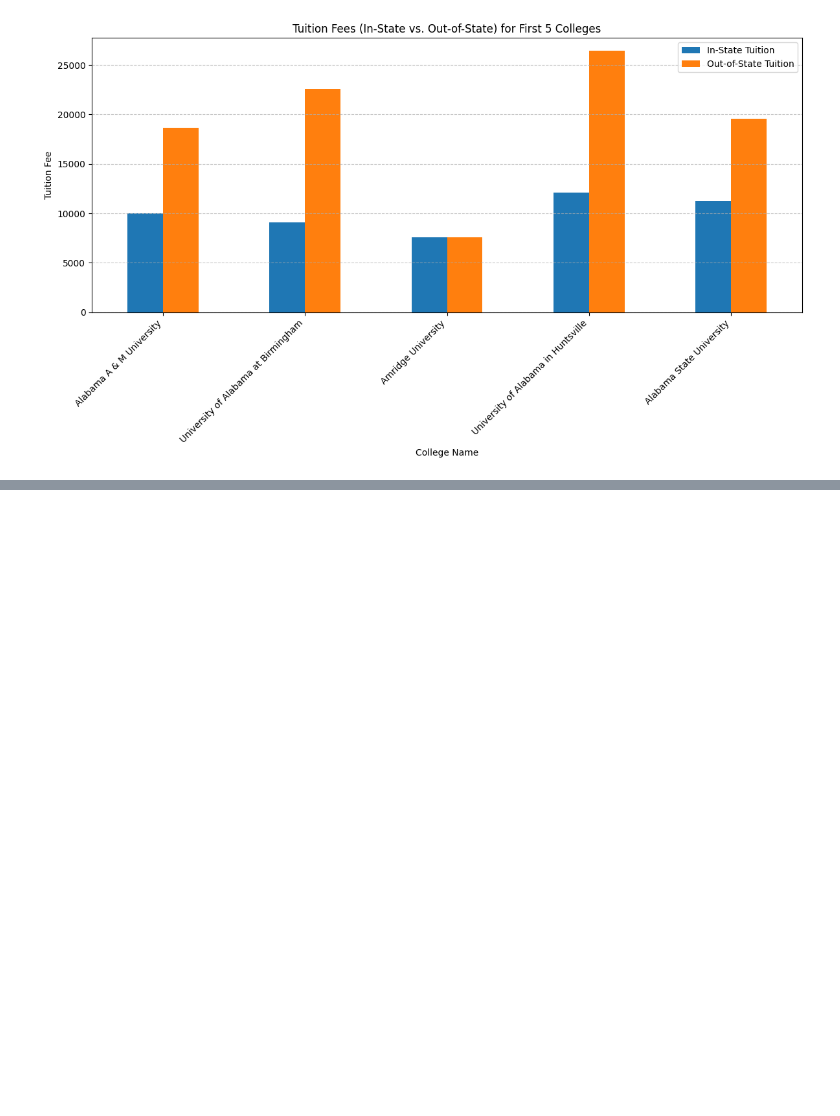
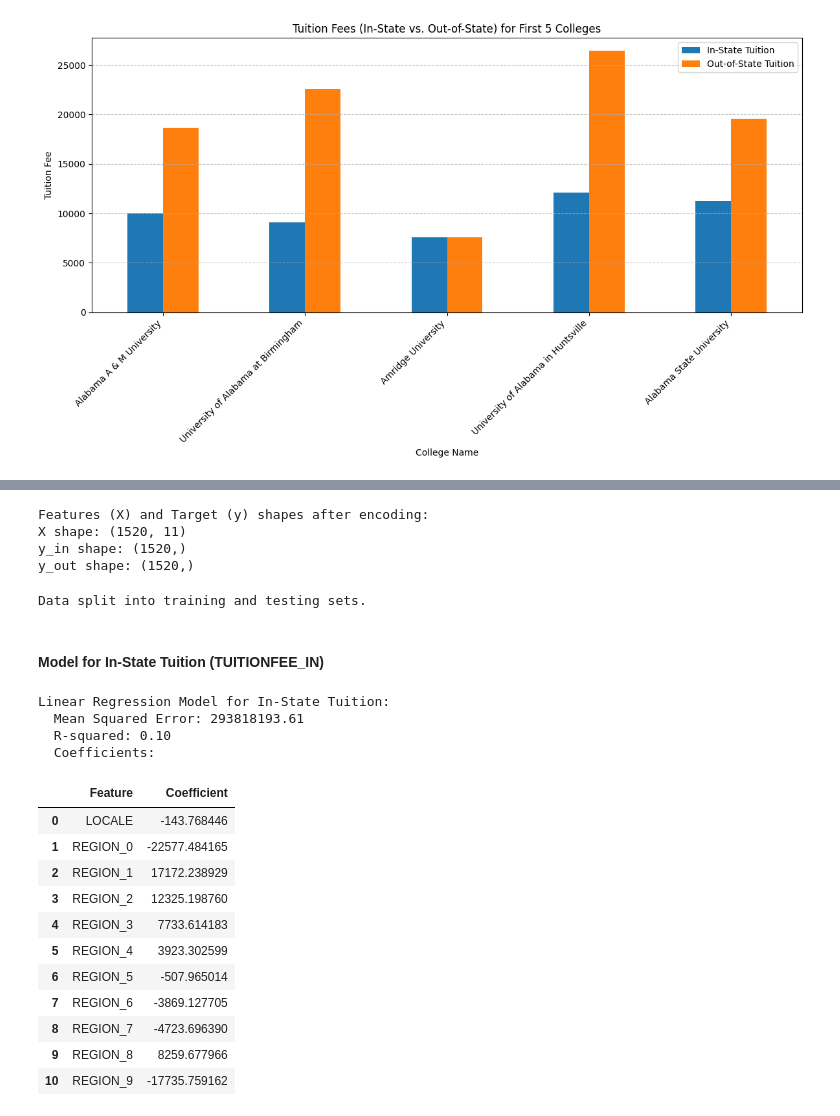
Before and after one commit to jbranca2011-creator/dsrp_2, a Jupyter notebook: Research_project.ipynb, the cells around one changed output, grey strips where cells are left out. Cells and saved outputs as stored; diff of their text form; code cells hidden in the pictures; blank space fills up the shorter version.

```diff
--- a/Research_project.ipynb
+++ b/Research_project.ipynb
@@ -265,0 +284,67 @@ plt.show()
+# %%
+# One-hot encode the 'REGION' column
+encoder = OneHotEncoder(handle_unknown='ignore', sparse_output=False)
+region_encoded = encoder.fit_transform(college_df_filled[['REGION']])
+region_df = pd.DataFrame(region_encoded, columns=encoder.get_feature_names_out(['REGION']))
+
+# Combine encoded regions with LOCALE
+X = pd.concat([college_df_filled['LOCALE'].reset_index(drop=True), region_df], axis=1)
+y_in = college_df_filled['TUITIONFEE_IN']
+y_out = college_df_filled['TUITIONFEE_OUT']
+
+print("Features (X) and Target (y) shapes after encoding:")
+print(f"X shape: {X.shape}")
+print(f"y_in shape: {y_in.shape}")
+print(f"y_out shape: {y_out.shape}")
+# %% [output]
+Features (X) and Target (y) shapes after encoding:
+X shape: (1520, 11)
+y_in shape: (1520,)
+y_out shape: (1520,)
+# %%
+# Split the data into training and testing sets
+X_train, X_test, y_in_train, y_in_test = train_test_split(X, y_in, test_size=0.2, random_state=42)
+X_train, X_test, y_out_train, y_out_test = train_test_split(X, y_out, test_size=0.2, random_state=42)
+
+print("Data split into training and testing sets.")
+# %% [output]
+Data split into training and testing sets.
+# %% [markdown]
+#### **Model for In-State Tuition (TUITIONFEE_IN)**
+# %%
+# Initialize and train the Linear Regression model for in-state tuition
+model_in = LinearRegression()
+model_in.fit(X_train, y_in_train)
+
+# Make predictions
+y_in_pred = model_in.predict(X_test)
+
+# Evaluate the model
+mse_in = mean_squared_error(y_in_test, y_in_pred)
+r2_in = r2_score(y_in_test, y_in_pred)
+
+print("Linear Regression Model for In-State Tuition:")
+print(f"  Mean Squared Error: {mse_in:.2f}")
+print(f"  R-squared: {r2_in:.2f}")
+
+# Display coefficients
+print("  Coefficients:")
+coefficients_in = pd.DataFrame({'Feature': ['LOCALE'] + list(encoder.get_feature_names_out(['REGION'])), 'Coefficient': model_in.coef_})
+display(coefficients_in)
+# %% [output]
+Linear Regression Model for In-State Tuition:
+  Mean Squared Error: 293818193.61
+  R-squared: 0.10
+  Coefficients:
+|  | Feature | Coefficient |
+| 0 | LOCALE | -143.768446 |
+| 1 | REGION_0 | -22577.484165 |
+| 2 | REGION_1 | 17172.238929 |
+| 3 | REGION_2 | 12325.198760 |
+| 4 | REGION_3 | 7733.614183 |
+| 5 | REGION_4 | 3923.302599 |
+| 6 | REGION_5 | -507.965014 |
+| 7 | REGION_6 | -3869.127705 |
+| 8 | REGION_7 | -4723.696390 |
+| 9 | REGION_8 | 8259.677966 |
+| 10 | REGION_9 | -17735.759162 |
```
Also changed, not shown: parts of 7 cells of this notebook.
